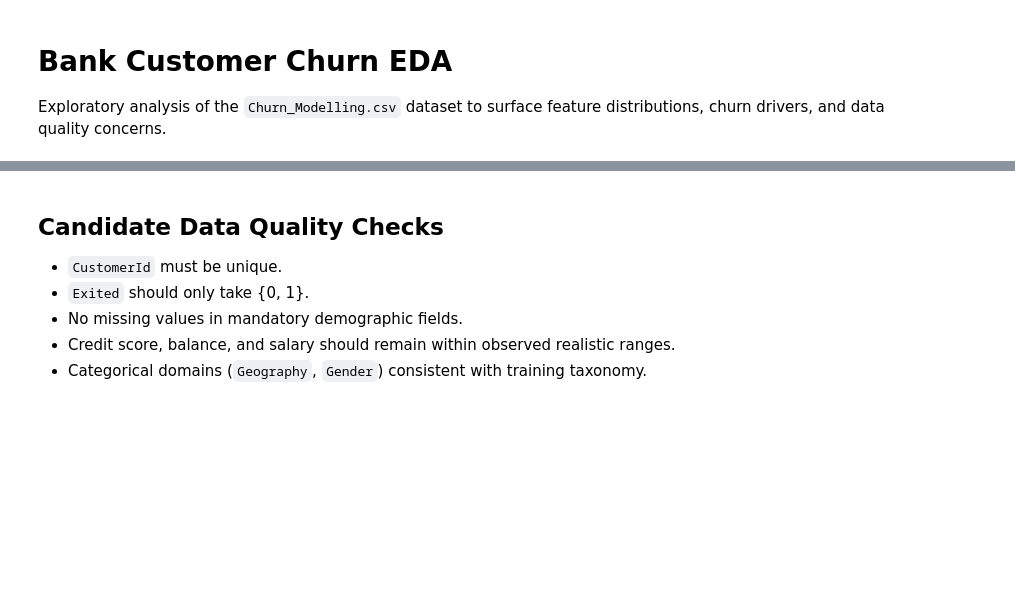
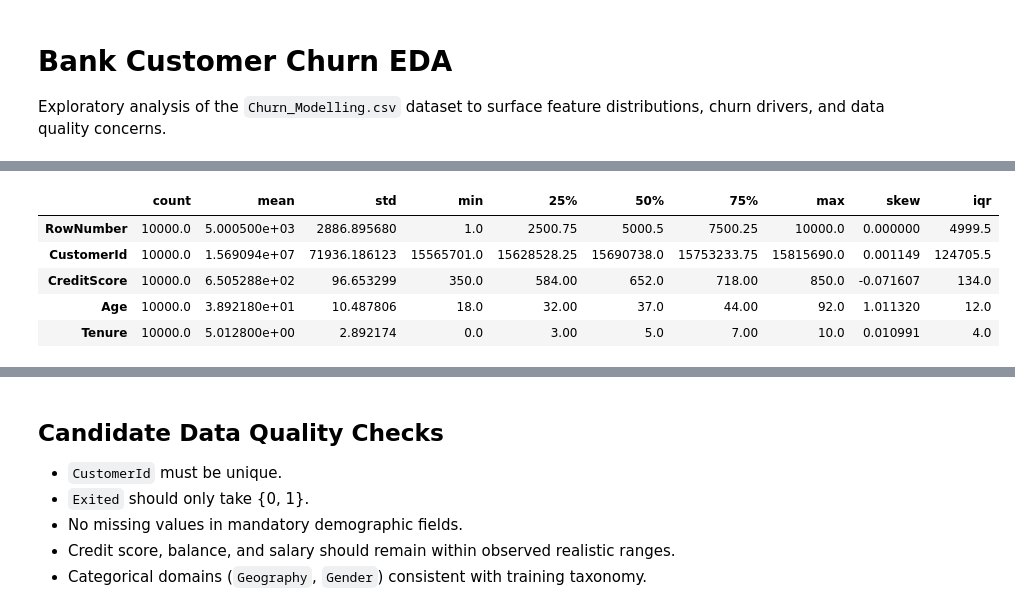
Before and after one commit to lee0721/fusionguard-analytics, a Jupyter notebook: notebooks/eda/churn_eda.ipynb, the cells around one changed output, grey strips where cells are left out. Cells and saved outputs as stored; diff of their text form; code cells hidden in the pictures; blank space fills up the shorter version.

```diff
--- a/notebooks/eda/churn_eda.ipynb
+++ b/notebooks/eda/churn_eda.ipynb
@@ -31,3 +55,12 @@ df[numeric_cols].head()
 # %%
 numeric_summary = df[numeric_cols].describe().T
+numeric_summary["skew"] = df[numeric_cols].skew()
+numeric_summary["iqr"] = numeric_summary["75%"] - numeric_summary["25%"]
 numeric_summary.head()
+# %% [output]
+|  | count | mean | std | min | 25% | 50% | 75% | max | skew | iqr |
+| RowNumber | 10000.0 | 5.000500e+03 | 2886.895680 | 1.0 | 2500.75 | 5000.5 | 7500.25 | 10000.0 | 0.000000 | 4999.5 |
+| CustomerId | 10000.0 | 1.569094e+07 | 71936.186123 | 15565701.0 | 15628528.25 | 15690738.0 | 15753233.75 | 15815690.0 | 0.001149 | 124705.5 |
+| CreditScore | 10000.0 | 6.505288e+02 | 96.653299 | 350.0 | 584.00 | 652.0 | 718.00 | 850.0 | -0.071607 | 134.0 |
+| Age | 10000.0 | 3.892180e+01 | 10.487806 | 18.0 | 32.00 | 37.0 | 44.00 | 92.0 | 1.011320 | 12.0 |
+| Tenure | 10000.0 | 5.012800e+00 | 2.892174 | 0.0 | 3.00 | 5.0 | 7.00 | 10.0 | 0.010991 | 4.0 |
```
Also changed, not shown: parts of 8 cells of this notebook, 4 other files.
